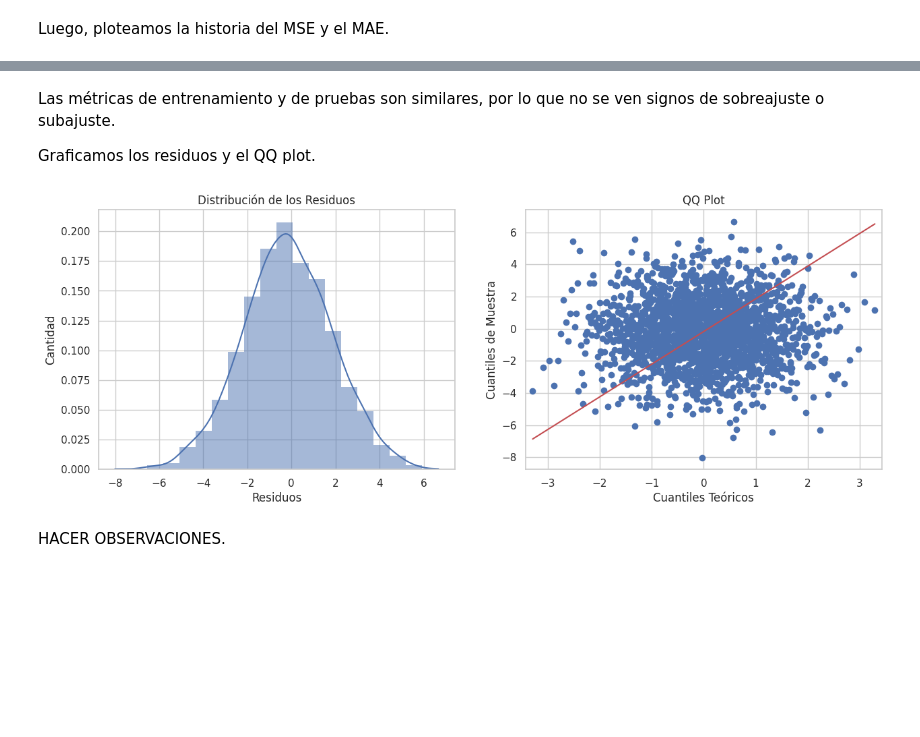
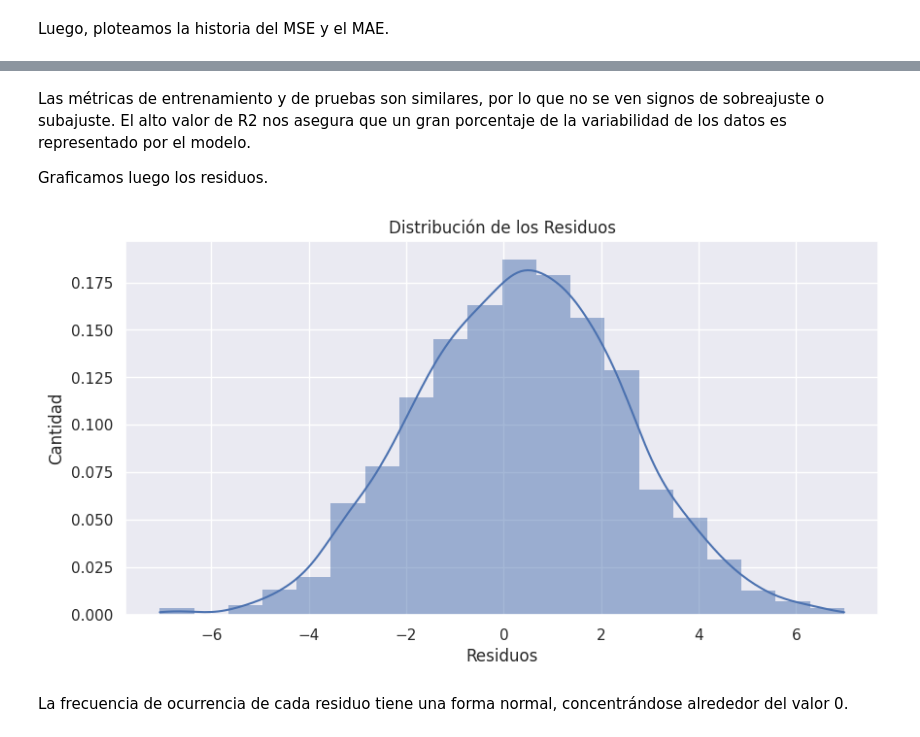
Before and after one commit to canistells/AAII-TUIA-Antuna-Asad-Castells, a Jupyter notebook: TP 1/Ejercicio 1/TP1 - EJ1.ipynb, the cells around one changed output, grey strips where cells are left out. Cells and saved outputs as stored; diff of their text form; code cells hidden in the pictures; blank space fills up the shorter version.

```diff
--- a/TP 1/Ejercicio 1/TP1 - EJ1.ipynb
+++ b/TP 1/Ejercicio 1/TP1 - EJ1.ipynb
@@ -322,0 +330,14 @@ Evaluamos el desempeño del modelo utilizando los datos de entrenamiento y prueb
+# %%
+model_2 = tf.keras.Sequential([
+    tf.keras.layers.Input(shape=(5,)),
+    tf.keras.layers.Dense(units=512, activation='relu'),
+    tf.keras.layers.Dense(units=128, activation='relu'),
+    tf.keras.layers.Dense(units=64, activation='relu'),
+    tf.keras.layers.Dense(units=1, activation='linear')
+])
+
+model_2.summary()
+
+model_2.compile(optimizer='adam', loss='mse', metrics=['mse', 'mae', 'r2_score'])
+
+history_2 = model_2.fit(X_train_scaled, y_train, epochs=30, batch_size=32, validation_split=0.2)
@@ -323,12 +407,12 @@ Evaluamos el desempeño del modelo utilizando los datos de entrenamiento y prueb
 # %%
 # Realizamos las predicciones
-y_pred = model.predict(X_test_scaled)
+y_pred = model_2.predict(X_test_scaled)
 
 # Evaluamos el modelo con los datos de entrenamiento
-train_loss, train_mse, train_mae = model.evaluate(X_train_scaled, y_train)
-print(f"Train MSE: {train_mse:.4f} - Train MAE: {train_mae:.4f}")
+train_loss, train_mse, train_mae, train_r2 = model_2.evaluate(X_train_scaled, y_train)
+print(f"Train MSE: {train_mse:.4f} - Train MAE: {train_mae:.4f} - Train R2: {train_r2:.4f}")
 
 # Evaluamos el modelo con los datos de prueba
-test_loss, test_mse, test_mae = model.evaluate(X_test_scaled, y_test)
-print(f"Test MSE: {test_mse:.4f} - Test MAE: {test_mae:.4f}")
+test_loss, test_mse, test_mae, test_r2 = model_2.evaluate(X_test_scaled, y_test)
+print(f"Test MSE: {test_mse:.4f} - Test MAE: {test_mae:.4f} - Test R2: {test_r2:.4f}")
 # %% [output]
@@ -340,22 +424,18 @@ Test MSE: 4.1633 - Test MAE: 1.6203
 # %% [markdown]
-Las métricas de entrenamiento y de pruebas son similares, por lo que no se ven signos de sobreajuste o subajuste.
+Las métricas de entrenamiento y de pruebas son similares, por lo que no se ven signos de sobreajuste o subajuste. El alto valor de R2 nos asegura que un gran porcentaje de la variabilidad de los datos es representado por el modelo.
 
-Graficamos los residuos y el QQ plot.
+Graficamos luego los residuos.
 # %%
-fig, ax = plt.subplots(1, 2, figsize=(15, 5))
+plt.figure(figsize=(10, 5))
 sns.set_style("darkgrid")
 
 # Gráfico de distribución de los residuos
-sns.histplot(data=(y_test - y_pred), color="red", kde=True, stat="density", linewidth=0, bins=20, legend=False, ax=ax[0])
-ax[0].set_title('Distribución de los Residuos')
-ax[0].set(ylabel='Cantidad', xlabel='Residuos')
-
-# QQ Plot
-sm.qqplot(data=(y_test - y_pred), line='s', ax=ax[1])
-ax[1].set_title('QQ Plot')
-ax[1].set(xlabel='Cuantiles Teóricos', ylabel='Cuantiles de Muestra')
+sns.histplot(data=(y_test - y_pred), color="red", kde=True, stat="density", linewidth=0, bins=20, legend=False)
+plt.title('Distribución de los Residuos')
+plt.ylabel('Cantidad')
+plt.xlabel('Residuos')
 plt.show()
 # %% [output]
-[figure, old version]
+[figure, new version]
-# %% [markdown]
-HACER OBSERVACIONES.
+# %% [markdown]
+La frecuencia de ocurrencia de cada residuo tiene una forma normal, concentrándose alrededor del valor 0.
```
Also changed, not shown: parts of 10 cells of this notebook.
